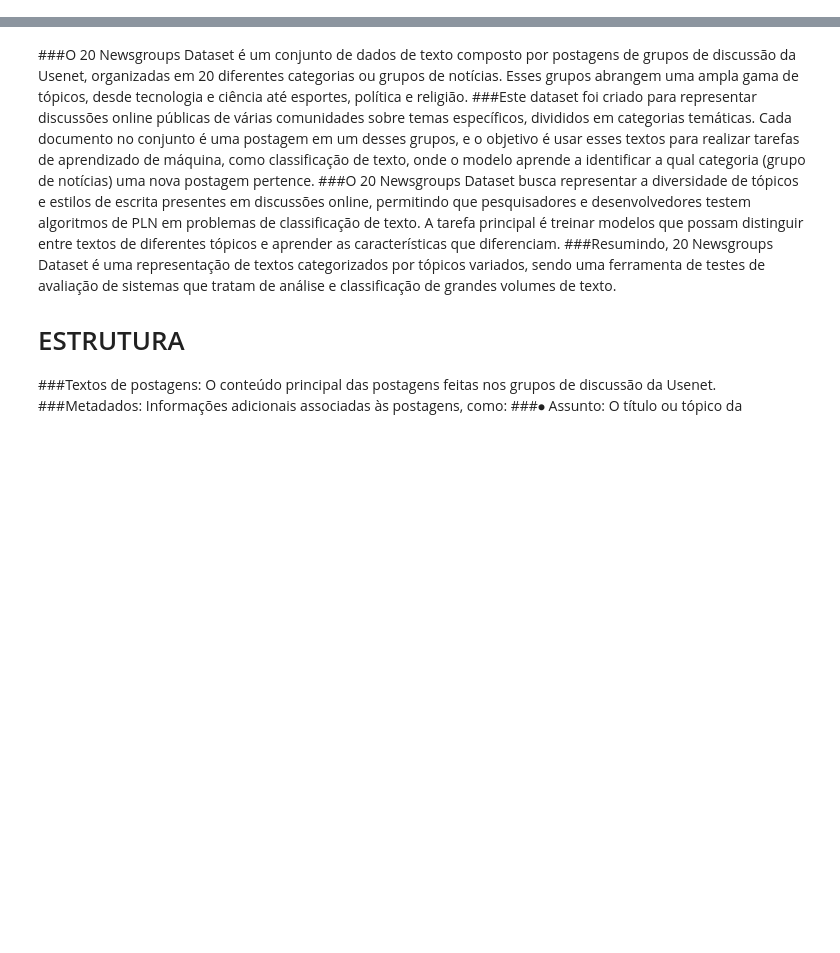
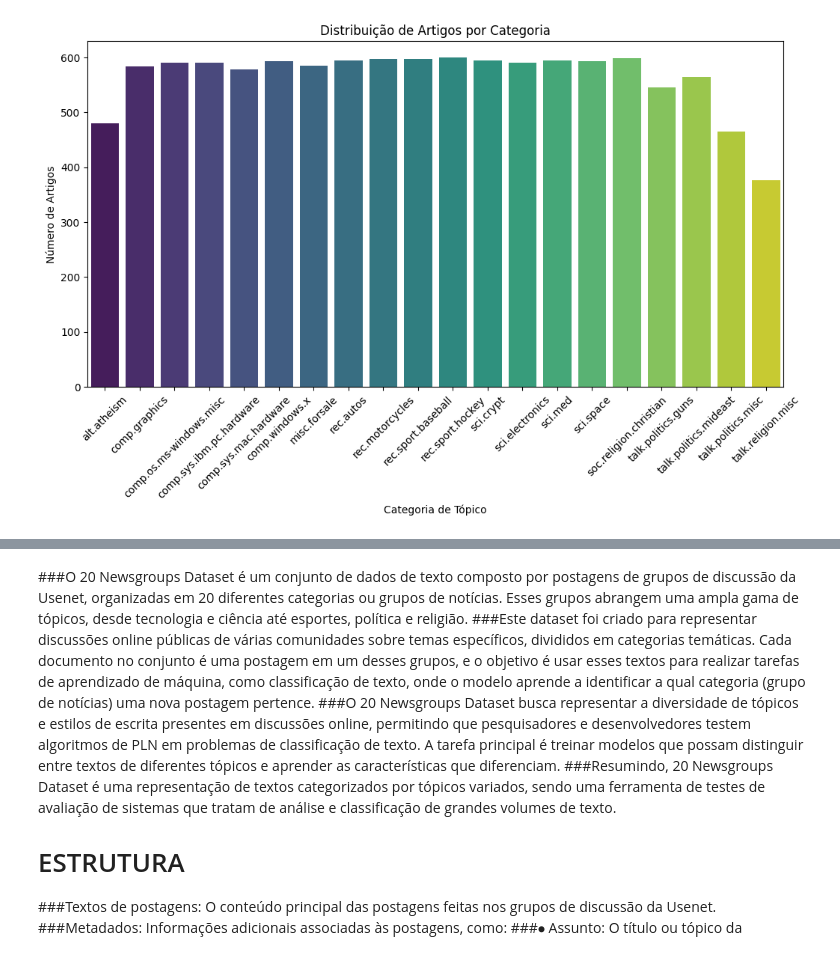
Before and after one commit to d4rk-rid3r/TIA-JORGE-MENSAL, a Jupyter notebook: TIA.ipynb, the cells around one changed output, grey strips where cells are left out. Cells and saved outputs as stored; diff of their text form; code cells hidden in the pictures; blank space fills up the shorter version.

```diff
--- a/TIA.ipynb
+++ b/TIA.ipynb
@@ -150,0 +3,85 @@ Passing `palette` without assigning `hue` is deprecated and will be removed in v
+# %%
+import matplotlib.pyplot as plt
+import seaborn as sns
+from sklearn.datasets import fetch_20newsgroups
+from sklearn.feature_extraction.text import CountVectorizer
+import numpy as np
+import pandas as pd
+
+# Carregar o dataset
+newsgroups = fetch_20newsgroups(subset='train')
+
+# 1. Gráfico de Barras - Distribuição das Categorias de Tópicos
+category_counts = [newsgroups.target.tolist().count(i) for i in range(len(newsgroups.target_names))]
+
+# Criando o DataFrame para facilitar o uso com Seaborn
+category_df = pd.DataFrame({
+    'Categoria': newsgroups.target_names,
+    'Número de Artigos': category_counts
+})
+
+# Gráfico de barras com Seaborn
+plt.figure(figsize=(12,6))
+sns.barplot(x='Categoria', y='Número de Artigos', data=category_df, palette='viridis')
+plt.title('Distribuição de Artigos por Categoria')
+plt.xlabel('Categoria de Tópico')
+plt.ylabel('Número de Artigos')
+plt.xticks(rotation=45)
+plt.show()
+
+# 2. Gráfico de Dispersão - Número de Palavras por Artigo
+num_words = [len(article.split()) for article in newsgroups.data]
+
+# Criando o DataFrame para facilitar o uso com Seaborn
+words_df = pd.DataFrame({
+    'Índice do Artigo': range(len(num_words)),
+    'Número de Palavras': num_words
+})
+
+# Gráfico de dispersão com Seaborn
+plt.figure(figsize=(10,6))
+sns.scatterplot(x='Índice do Artigo', y='Número de Palavras', data=words_df, alpha=0.5, color='blue')
+plt.title('Número de Palavras por Artigo')
+plt.xlabel('Índice do Artigo')
+plt.ylabel('Número de Palavras')
+plt.show()
+
+# 3. Gráfico de Heatmap - Frequência de Palavras por Categoria
+vectorizer = CountVectorizer(stop_words='english', max_features=100)
+X = vectorizer.fit_transform(newsgroups.data)
+
+# Transformando em um DataFrame para plotar o heatmap
+df = pd.DataFrame(X.toarray(), columns=vectorizer.get_feature_names_out())
+df['target'] = newsgroups.target
+
+# Agrupar por categoria e calcular média de ocorrência de palavras
+pivot_df = pd.pivot_table(df, values=df.columns[:-1], index='target', aggfunc=np.mean)
+
+# Gráfico de Heatmap com Seaborn
+plt.figure(figsize=(12,8))
+sns.heatmap(pivot_df, cmap='YlGnBu', xticklabels=vectorizer.get_feature_names_out(), yticklabels=newsgroups.target_names)
+plt.title('Frequência de Palavras por Categoria')
+plt.xlabel('Palavras')
+plt.ylabel('Categorias')
+plt.show()
+
+# 4. Cálculo da Correlação entre o Número de Palavras e o Número de Caracteres
+
+# 4.1 Calcular o número de caracteres por artigo
+num_chars = [len(article) for article in newsgroups.data]
+
+# 4.2 Criar DataFrame com as duas variáveis numéricas
+df_words_chars = pd.DataFrame({
+    'Número de Palavras': num_words,
+    'Número de Caracteres': num_chars
+})
+
+# 4.3 Calcular a correlação de Pearson entre as duas variáveis
+correlation_matrix = df_words_chars.corr()
+
+# 4.4 Plotar o heatmap da correlação
+plt.figure(figsize=(8, 6))
+sns.heatmap(correlation_matrix, annot=True, fmt=".2f", cmap="coolwarm", linewidths=0.5)
+plt.title('Correlação de Pearson entre o Número de Palavras e o Número de Caracteres')
+plt.show()
+# %% [output]
@@ -150,0 +91 @@ Passing `palette` without assigning `hue` is deprecated and will be removed in v
+[figure, added]
```
Also changed, not shown: parts of 7 cells of this notebook.
